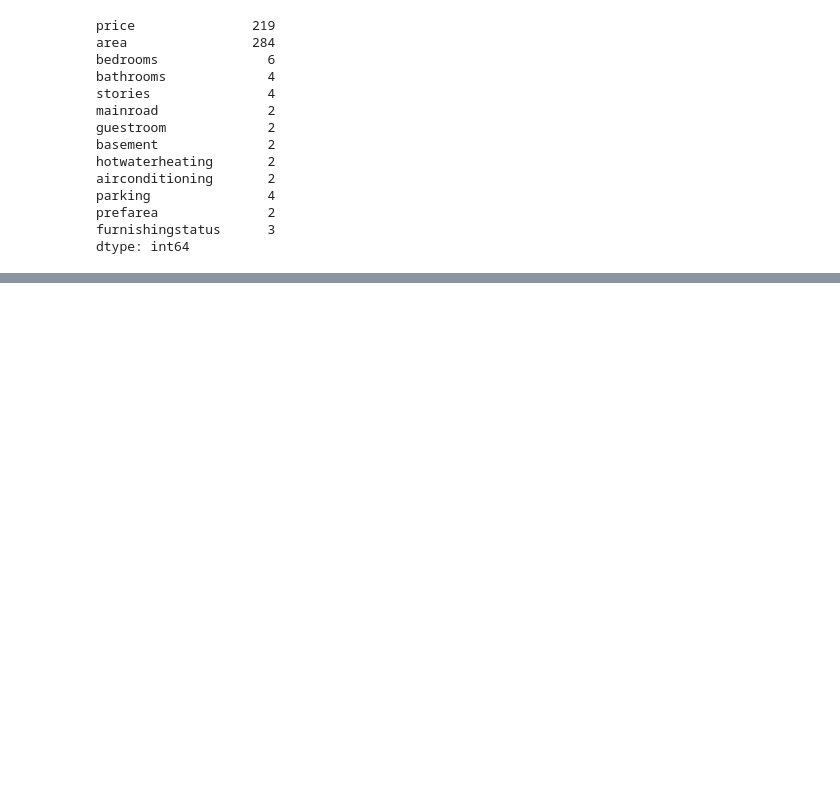
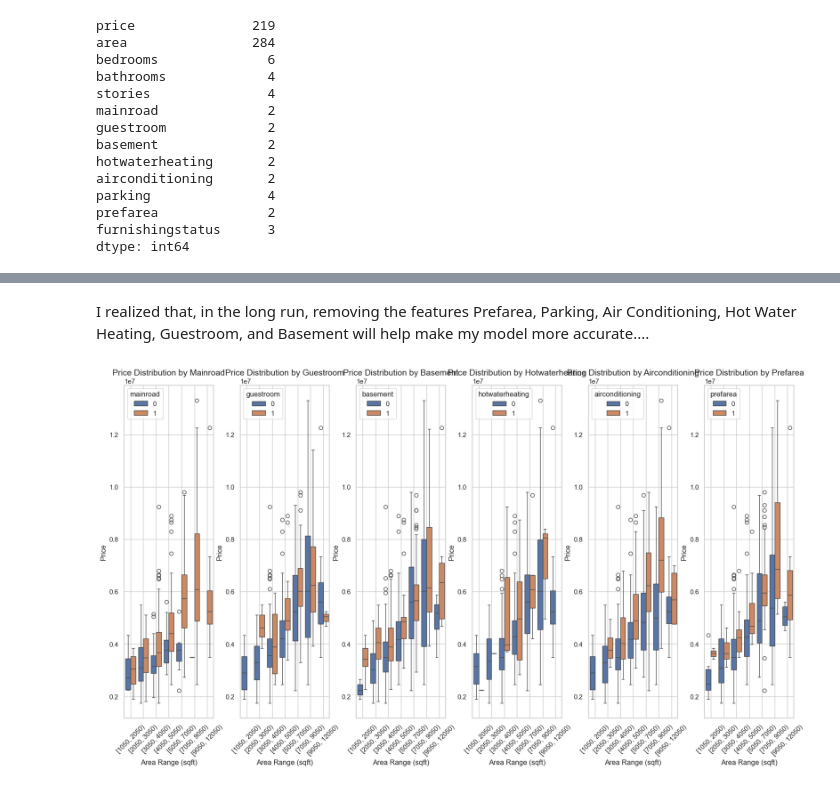
Before and after one commit to YoDineeee/Technical_interview-sigmoid-, a Jupyter notebook: src/main.ipynb, the cells around one changed output, grey strips where cells are left out. Saved outputs shown, nothing was run; the diff lists cells and outputs as text; code cells hidden in the pictures; blank space fills up the shorter version.

```diff
--- a/src/main.ipynb
+++ b/src/main.ipynb
@@ -107,0 +181,36 @@ dtype: int64
+# %% [markdown]
+I realized that, in the long run, removing the features Prefarea, Parking, Air Conditioning, Hot Water Heating, Guestroom, and Basement will help make my model more accurate....
+# %%
+
+cols = ['mainroad', 'guestroom', 'basement', 'hotwaterheating', 'airconditioning', 'prefarea']
+bins = [1050, 2050, 3050, 4050, 5050, 7050, 9050, 12050]
+
+
+data['area_range'] = pd.cut(data['area'], bins=bins, right=False)
+
+
+sns.set(style="whitegrid")
+
+
+fig, axs = plt.subplots(ncols=len(cols), figsize=(20, 10))
+
+
+for i, col in enumerate(cols):
+    sns.boxplot(data=data, x='area_range', y='price', hue=col, ax=axs[i])
+
+    # Set the title and labels for each subplot
+    axs[i].set_title(f'Price Distribution by {col.capitalize()}', fontsize=14)
+    axs[i].set_xlabel('Area Range (sqft)', fontsize=12)
+    axs[i].set_ylabel('Price', fontsize=12)
+    axs[i].tick_params(axis='x', rotation=45)
+
+
+    axs[i].grid(True)
+
+
+plt.subplots_adjust(wspace=0.3)
+
+
+plt.show()
+# %% [output]
+[figure, added]
```
Also changed, not shown: parts of 29 cells of this notebook.
